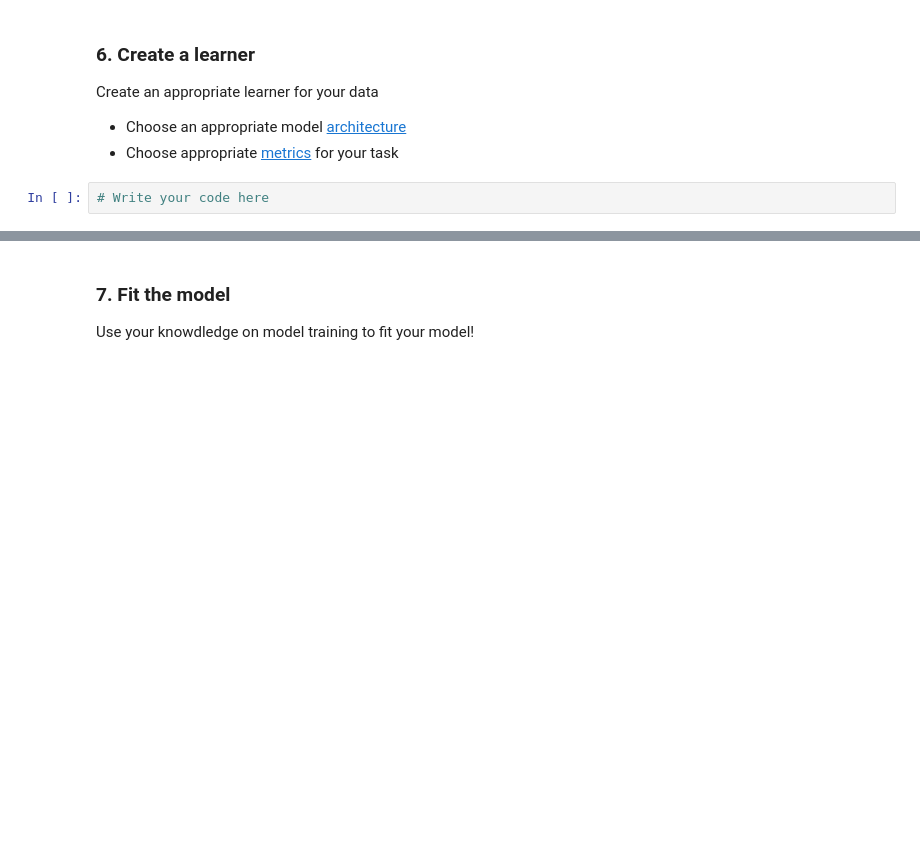
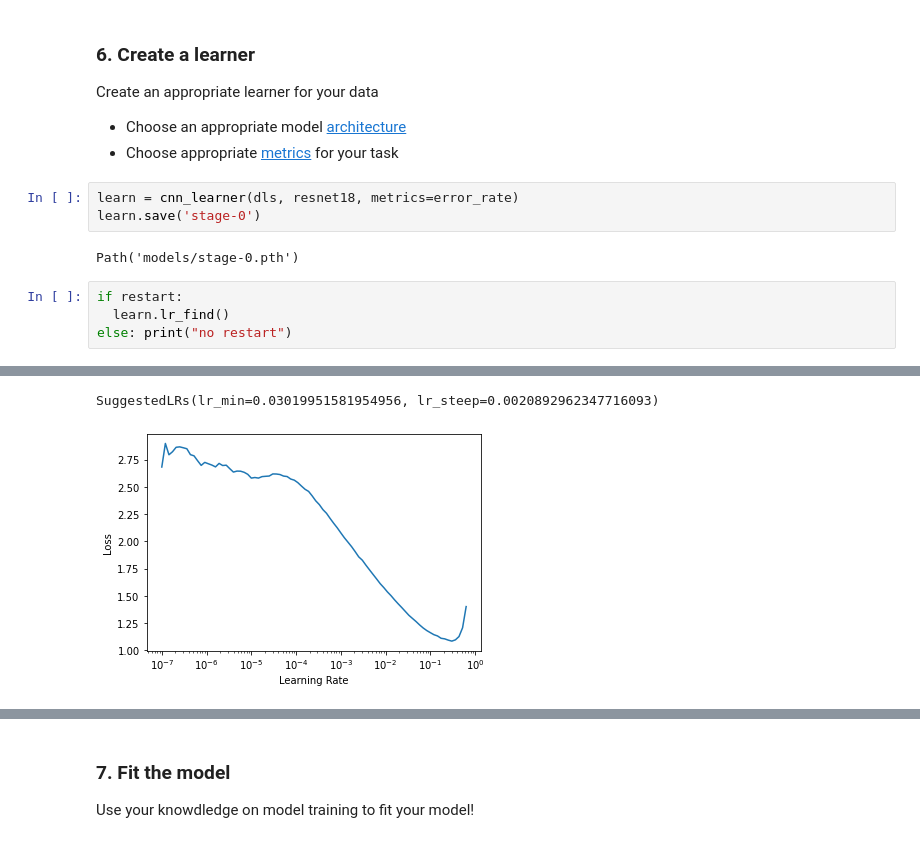
Before and after one commit to pds2021/a5-nicoelbert, a Jupyter notebook: Assignment_5.ipynb, the cells around one changed output, grey strips where cells are left out. Drawn from its saved outputs; the diff is of its cells as text; blank space fills up the shorter version.

Commit message:
create learner and find lr

```diff
--- a/Assignment_5.ipynb
+++ b/Assignment_5.ipynb
@@ -225,5 +254,13 @@ Does everything look as expected?
 Create an appropriate learner for your data
 - Choose an appropriate model [architecture](https://fastai1.fast.ai/vision.models.html)
 - Choose appropriate [metrics](https://docs.fast.ai/metrics.html) for your task
-# %%
-# Write your code here
+# %%
+learn = cnn_learner(dls, resnet18, metrics=error_rate)
+learn.save('stage-0')
+# %% [output]
+Path('models/stage-0.pth')
+# %%
+if restart:
+  learn.lr_find()
+else: print("no restart")
+# %% [output]
@@ -229,0 +268,2 @@ Create an appropriate learner for your data
+SuggestedLRs(lr_min=0.03019951581954956, lr_steep=0.0020892962347716093)
+[figure, added]
```
Also changed, not shown: parts of 10 cells of this notebook.
